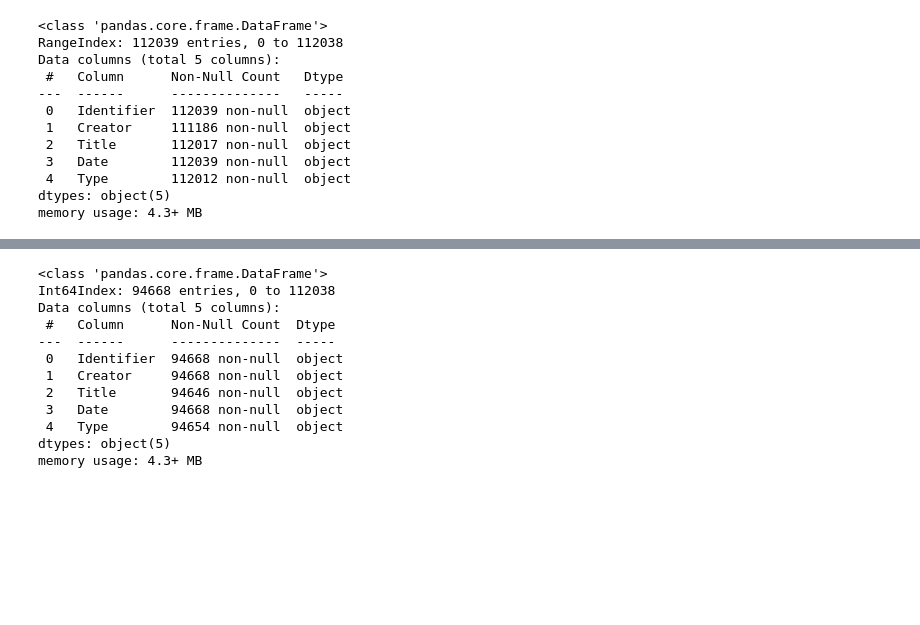
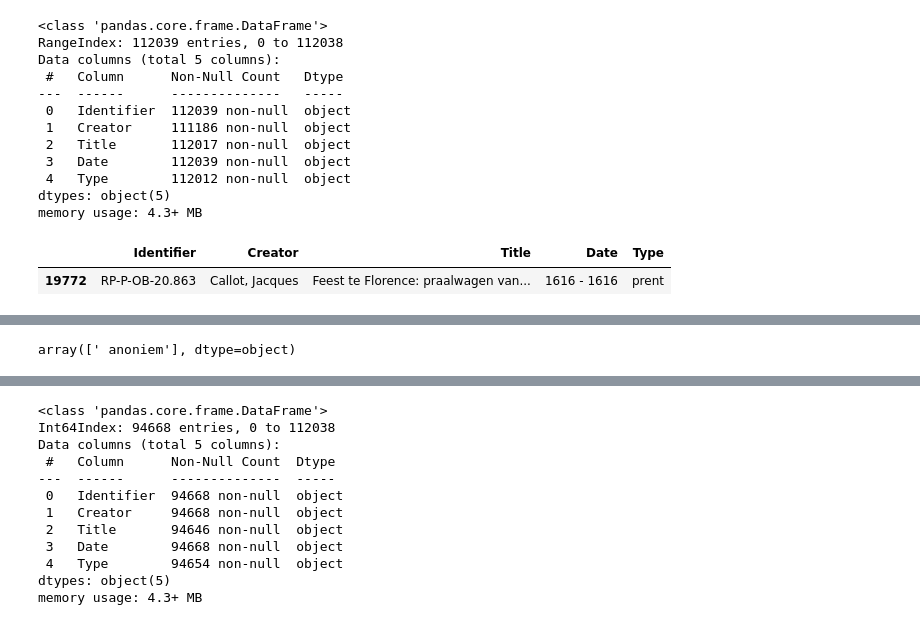
Before and after one commit to lotteph/MSc-Scriptie, a Jupyter notebook: XML files EDA.ipynb, the cells around one changed output, grey strips where cells are left out. Saved outputs shown, nothing was run; the diff lists cells and outputs as text; code cells hidden in the pictures; blank space fills up the shorter version.

```diff
--- a/XML files EDA.ipynb
+++ b/XML files EDA.ipynb
@@ -108,4 +109,9 @@ Data columns (total 5 columns):
  4   Type        112012 non-null  object
 dtypes: object(5)
 memory usage: 4.3+ MB
+# %%
+creators[creators['Identifier'].str.contains('RP-P-OB-20.863')]
+# %% [output]
+|  | Identifier | Creator | Title | Date | Type |
+| 19772 | RP-P-OB-20.863 | Callot, Jacques | Feest te Florence: praalwagen van... | 1616 - 1616 | prent |
 # %%
@@ -125,6 +131,10 @@ no_anons
 | 112037 | NG-NM-8358 | Coenraads, Jacobus (Senior) | Hartsvanger van Schout bij nacht ... | 1774 - 1790 | hartsvanger |
 | 112038 | NG-KOG-2192 | George | Zilveren stuivers uit 1808 | 1808 - 1808 | munt |
 95521 rows × 5 columns
+# %%
+creators[creators.index == 112036].Creator.values
+# %% [output]
+array([' anoniem'], dtype=object)
 # %%
 no_anons = no_anons[no_anons['Creator'].notna()]
 no_anons
```
Also changed, not shown: parts of 4 cells of this notebook, 1 other file.
